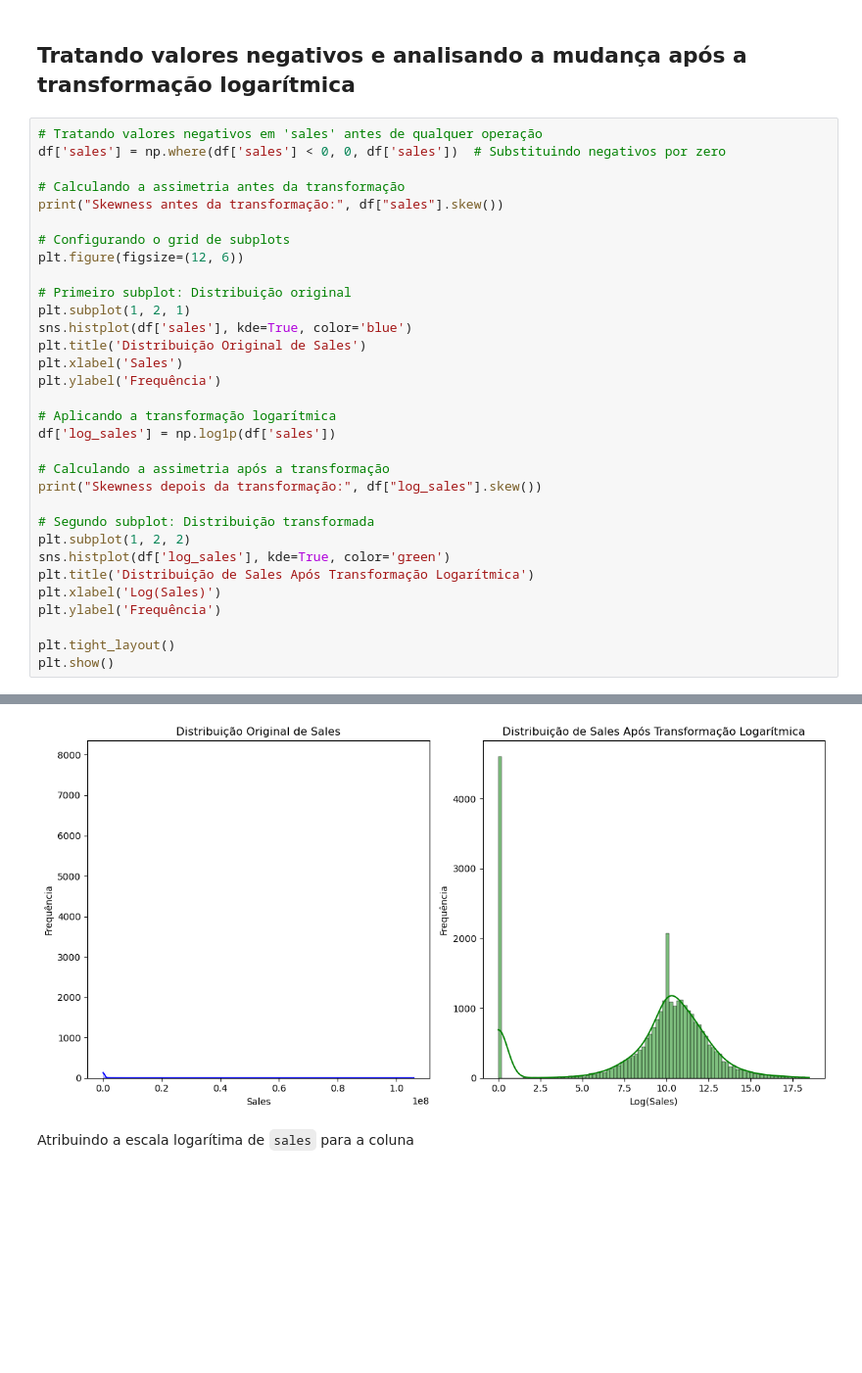
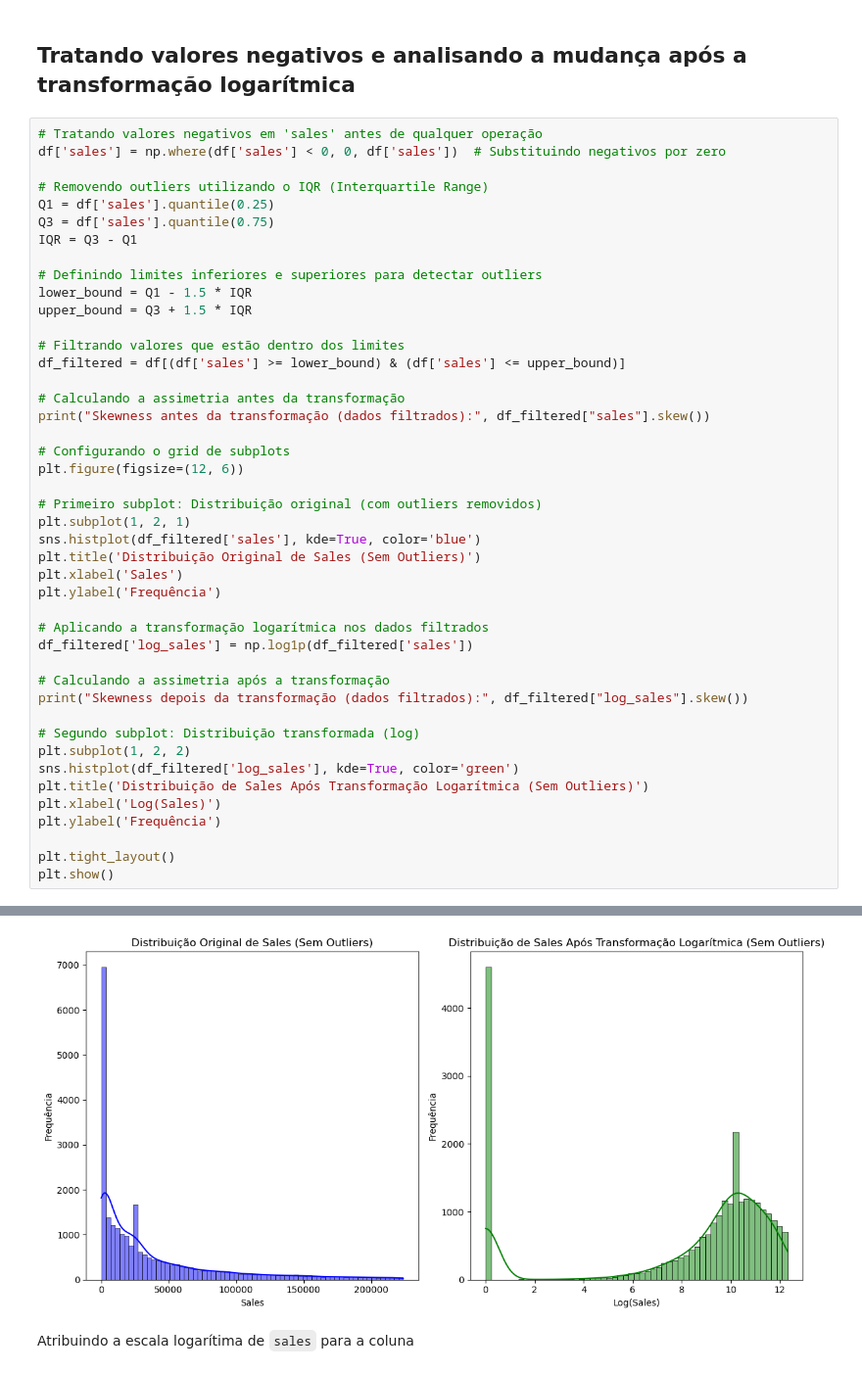
Before and after one commit to HelioZF/Projeto-Integrador---PADS, a Jupyter notebook: Tratamento de dados.ipynb, the cells around one changed output, grey strips where cells are left out. Shown: that part at 98% size. Saved outputs shown, nothing was run; the diff lists cells and outputs as text; blank space fills up the shorter version.

```diff
--- a/Tratamento de dados.ipynb
+++ b/Tratamento de dados.ipynb
@@ -476,29 +474,41 @@ df["sales"].skew()
 # Tratando valores negativos em 'sales' antes de qualquer operação
 df['sales'] = np.where(df['sales'] < 0, 0, df['sales'])  # Substituindo negativos por zero
 
+# Removendo outliers utilizando o IQR (Interquartile Range)
+Q1 = df['sales'].quantile(0.25)
+Q3 = df['sales'].quantile(0.75)
+IQR = Q3 - Q1
+
+# Definindo limites inferiores e superiores para detectar outliers
+lower_bound = Q1 - 1.5 * IQR
+upper_bound = Q3 + 1.5 * IQR
+
+# Filtrando valores que estão dentro dos limites
+df_filtered = df[(df['sales'] >= lower_bound) & (df['sales'] <= upper_bound)]
+
 # Calculando a assimetria antes da transformação
-print("Skewness antes da transformação:", df["sales"].skew())
+print("Skewness antes da transformação (dados filtrados):", df_filtered["sales"].skew())
 
 # Configurando o grid de subplots
 plt.figure(figsize=(12, 6))
 
-# Primeiro subplot: Distribuição original
+# Primeiro subplot: Distribuição original (com outliers removidos)
 plt.subplot(1, 2, 1)
-sns.histplot(df['sales'], kde=True, color='blue')
-plt.title('Distribuição Original de Sales')
+sns.histplot(df_filtered['sales'], kde=True, color='blue')
+plt.title('Distribuição Original de Sales (Sem Outliers)')
 plt.xlabel('Sales')
 plt.ylabel('Frequência')
 
-# Aplicando a transformação logarítmica
-df['log_sales'] = np.log1p(df['sales'])
+# Aplicando a transformação logarítmica nos dados filtrados
+df_filtered['log_sales'] = np.log1p(df_filtered['sales'])
 
 # Calculando a assimetria após a transformação
-print("Skewness depois da transformação:", df["log_sales"].skew())
+print("Skewness depois da transformação (dados filtrados):", df_filtered["log_sales"].skew())
 
-# Segundo subplot: Distribuição transformada
+# Segundo subplot: Distribuição transformada (log)
 plt.subplot(1, 2, 2)
-sns.histplot(df['log_sales'], kde=True, color='green')
-plt.title('Distribuição de Sales Após Transformação Logarítmica')
+sns.histplot(df_filtered['log_sales'], kde=True, color='green')
+plt.title('Distribuição de Sales Após Transformação Logarítmica (Sem Outliers)')
 plt.xlabel('Log(Sales)')
 plt.ylabel('Frequência')
 
@@ -510,3 +524,3 @@ Skewness depois da transformação: -1.1401093333323502
-[figure, old version]
+[figure, new version]
 # %% [markdown]
 Atribuindo a escala logarítima de `sales` para a coluna
```
Also changed, not shown: parts of 8 cells of this notebook, 1 other file.
